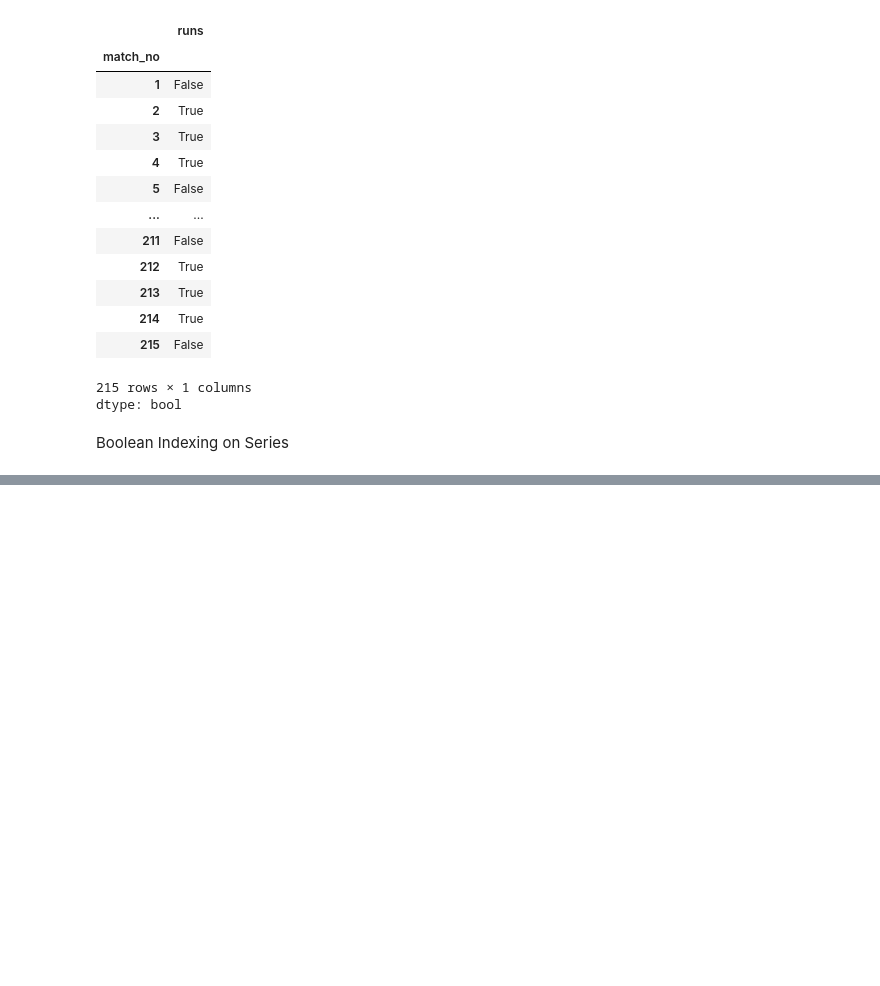
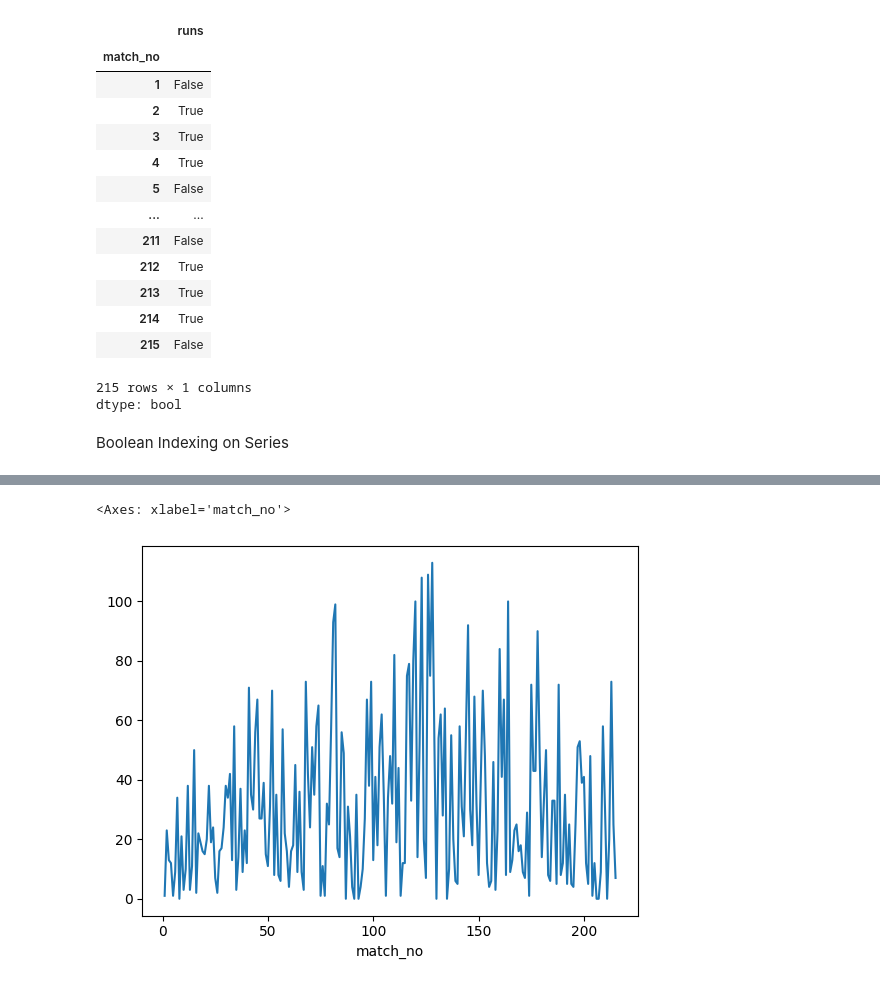
Before and after one commit to Tdeflash12/AI-ML, a Jupyter notebook: pandas.ipynb, the cells around one changed output, grey strips where cells are left out. Drawn from its saved outputs; the diff is of its cells as text; code cells hidden in the pictures; blank space fills up the shorter version.

```diff
--- a/pandas.ipynb
+++ b/pandas.ipynb
@@ -657,0 +718,5 @@ Boolean Indexing on Series
+# %%
+vkl.plot()
+# %% [output]
+<Axes: xlabel='match_no'>
+[figure, added]
```
Also changed, not shown: parts of 8 cells of this notebook.
